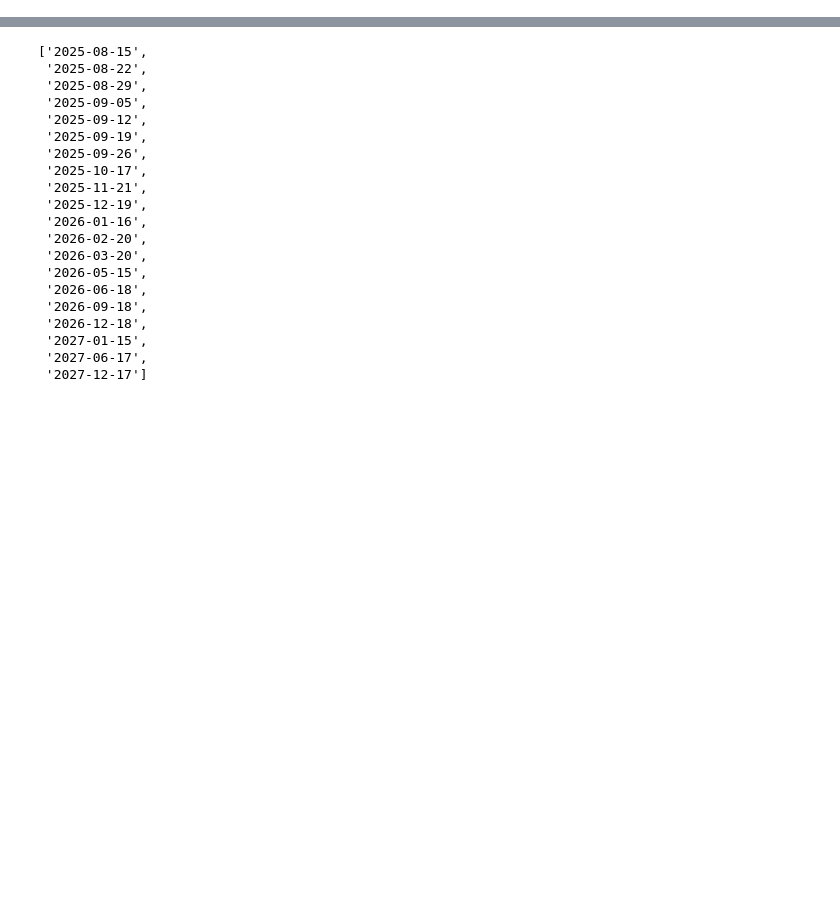
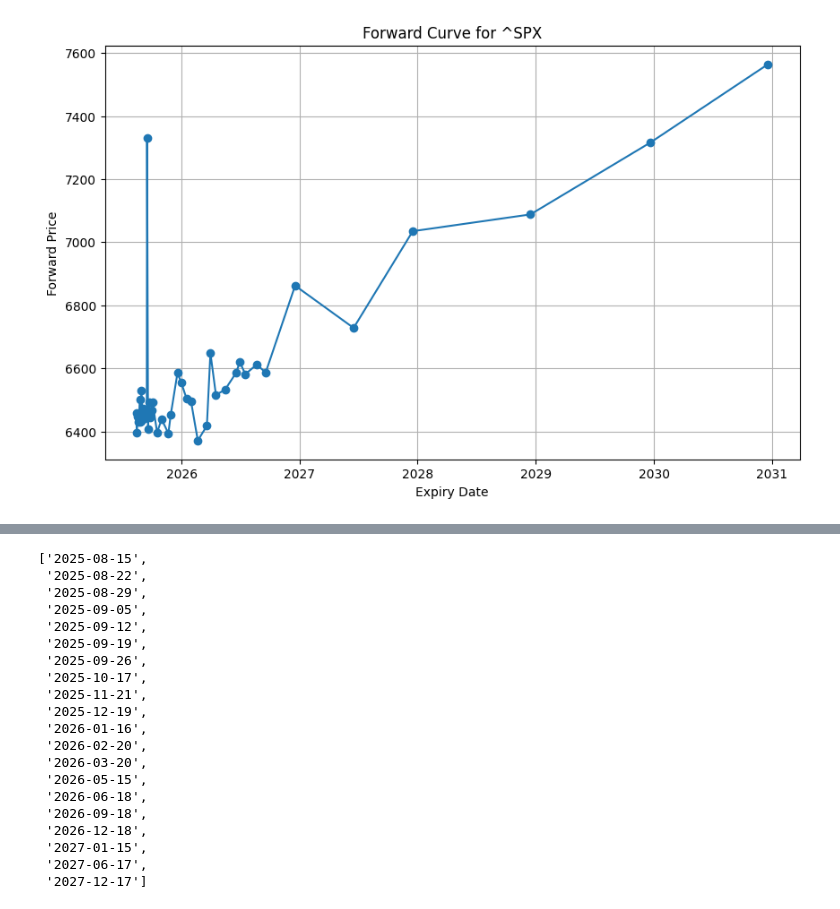
Before and after one commit to Quantitative-Research/QuantWork, a Jupyter notebook: Notebooks/NotebooksLoader/test_import_data.ipynb, the cells around one changed output, grey strips where cells are left out. Cells and saved outputs as stored; diff of their text form; code cells hidden in the pictures; blank space fills up the shorter version.

```diff
--- a/Notebooks/NotebooksLoader/test_import_data.ipynb
+++ b/Notebooks/NotebooksLoader/test_import_data.ipynb
@@ -13,0 +19,3 @@ AppleData.build_market()
+# %%
+ticker_SPX = "^SPX"
+SPXData = OptionDataFetcher(ticker_SPX)
@@ -13,0 +28,4 @@ AppleData.build_market()
+# %%
+SPXData.plot_forward_curve()
+# %% [output]
+[figure, added]
```
Also changed, not shown: parts of 15 cells of this notebook, 4 other files.
